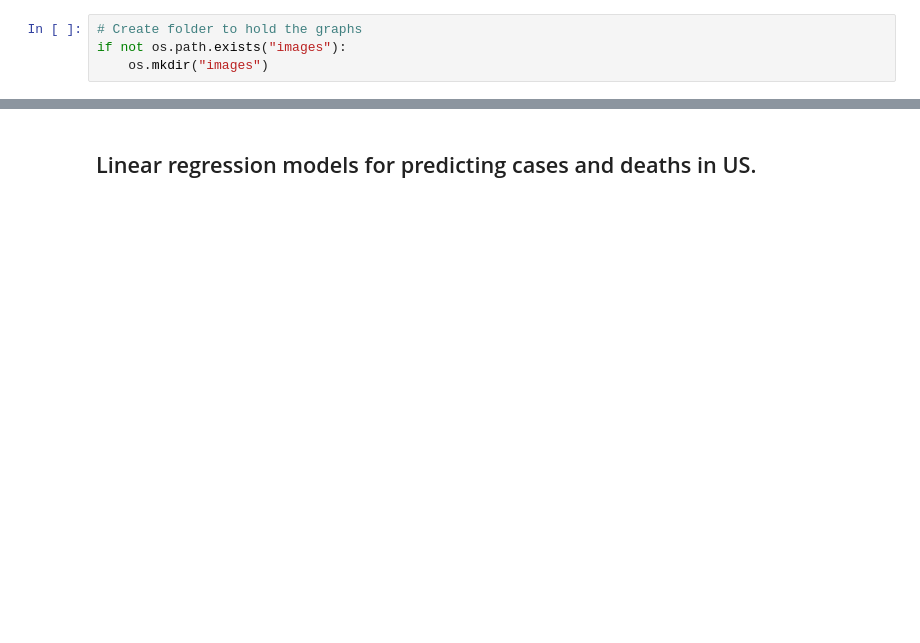
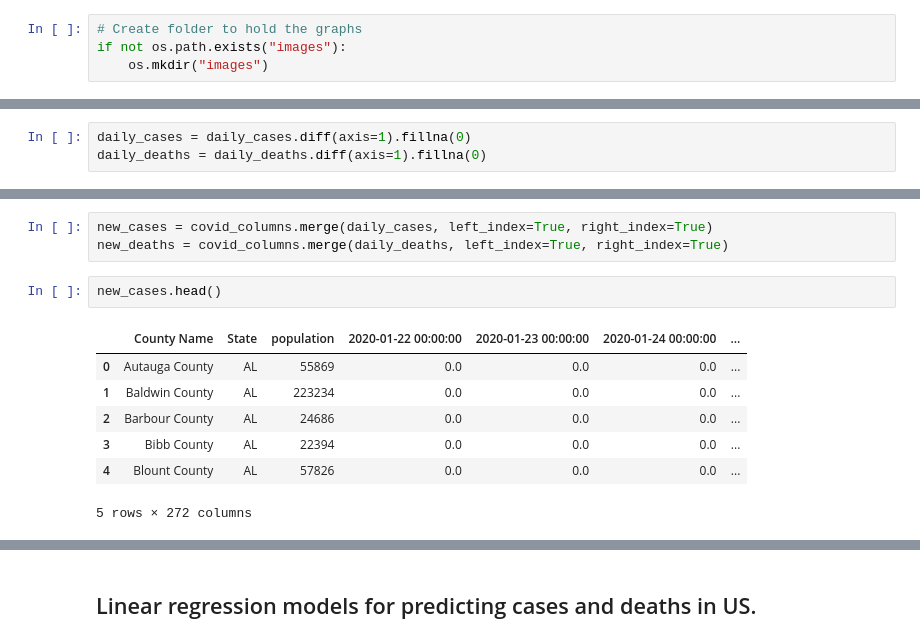
Before and after one commit to HarinB4/Covid-19DataProject, a Jupyter notebook: src/Stage_III/Teams_Stage_III.ipynb, the cells around one changed output, grey strips where cells are left out. Drawn from its saved outputs; the diff is of its cells as text; blank space fills up the shorter version.

```diff
--- a/src/Stage_III/Teams_Stage_III.ipynb
+++ b/src/Stage_III/Teams_Stage_III.ipynb
@@ -40,0 +91,3 @@ USCovid = USCovid.drop(["Unnamed: 0","countyFIPS","stateFIPS"], axis=1)
+# %%
+daily_cases = daily_cases.diff(axis=1).fillna(0)
+daily_deaths = daily_deaths.diff(axis=1).fillna(0)
@@ -40,0 +96,13 @@ USCovid = USCovid.drop(["Unnamed: 0","countyFIPS","stateFIPS"], axis=1)
+# %%
+new_cases = covid_columns.merge(daily_cases, left_index=True, right_index=True)
+new_deaths = covid_columns.merge(daily_deaths, left_index=True, right_index=True)
+# %%
+new_cases.head()
+# %% [output]
+|  | County Name | State | population | 2020-01-22 00:00:00 | 2020-01-23 00:00:00 | 2020-01-24 00:00:00 | ... |
+| 0 | Autauga County | AL | 55869 | 0.0 | 0.0 | 0.0 | ... |
+| 1 | Baldwin County | AL | 223234 | 0.0 | 0.0 | 0.0 | ... |
+| 2 | Barbour County | AL | 24686 | 0.0 | 0.0 | 0.0 | ... |
+| 3 | Bibb County | AL | 22394 | 0.0 | 0.0 | 0.0 | ... |
+| 4 | Blount County | AL | 57826 | 0.0 | 0.0 | 0.0 | ... |
+5 rows × 272 columns
```
Also changed, not shown: parts of 25 cells of this notebook, 1 other file.
